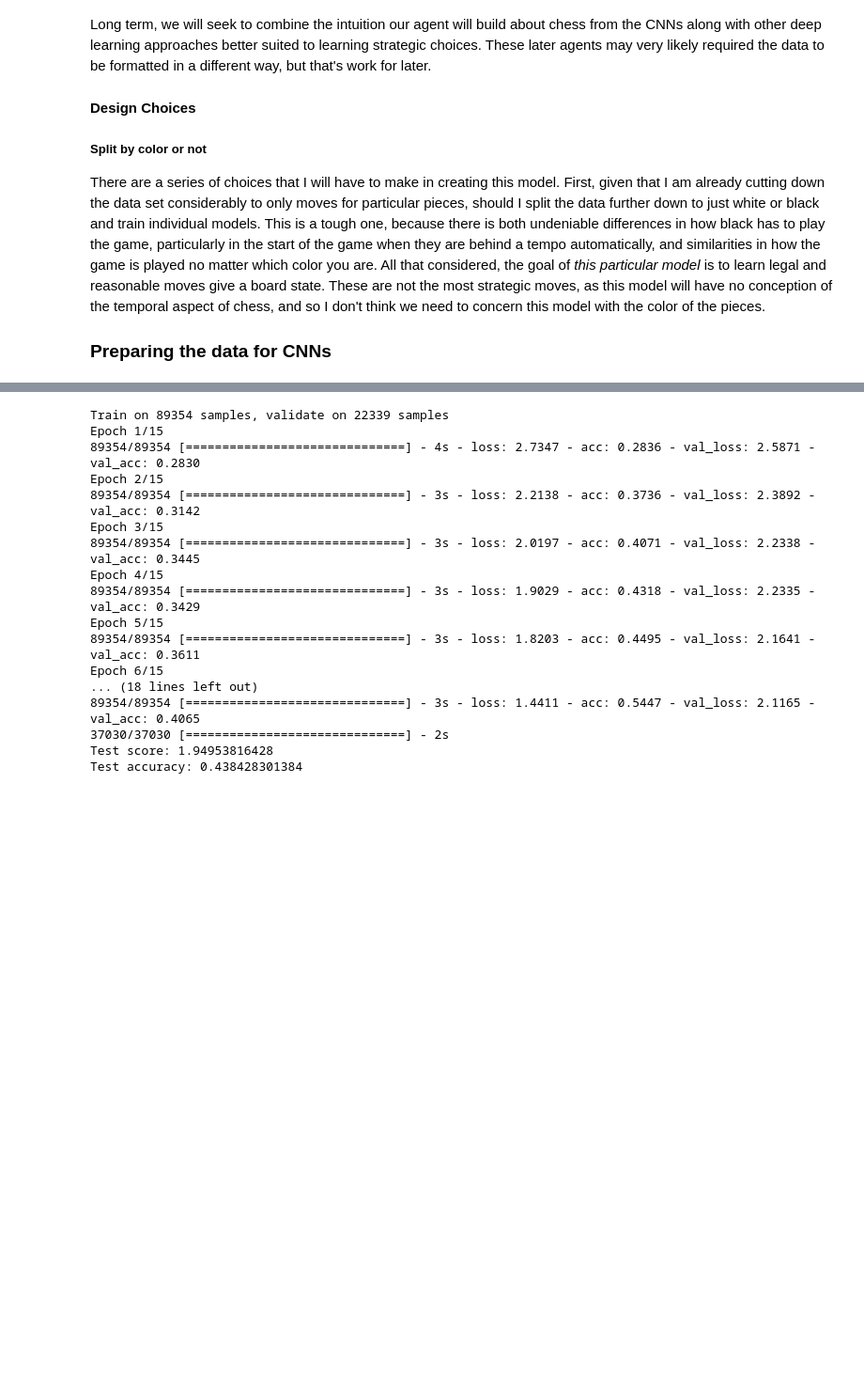
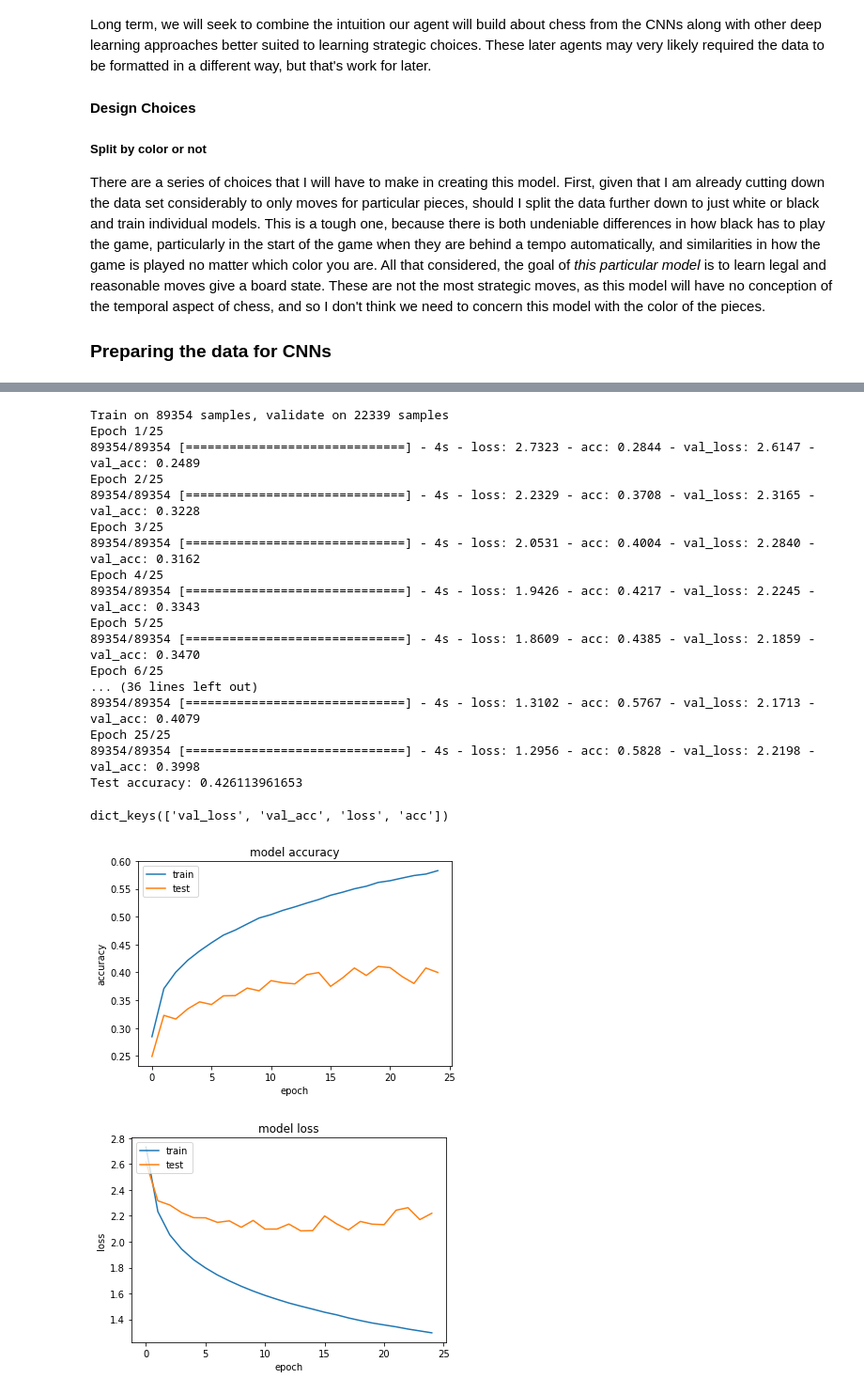
Before and after one commit to mrklees/deepconv-chess, a Jupyter notebook: Convolutional Model.ipynb, the cells around one changed output, grey strips where cells are left out. Shown at 94% size. Saved outputs shown, nothing was run; the diff lists cells and outputs as text; code cells hidden in the pictures; blank space fills up the shorter version.

```diff
--- a/Convolutional Model.ipynb
+++ b/Convolutional Model.ipynb
@@ -281,22 +306,28 @@ Test accuracy: 0.226194052272
 # %%
-knight_model, knightn_history = compile_and_fit_ms_model(knight_X_tr, knight_y_tr, piece_selector_model())
+knight_model, knight_history = compile_and_fit_ps_model(knight_X_tr, knight_y_tr, piece_selector_model())
 knight_model, knight_score = score_model(knight_X_test, knight_y_test, knight_model)
 # %% [output]
 Train on 89354 samples, validate on 22339 samples
-Epoch 1/15
-89354/89354 [==============================] - 4s - loss: 2.7347 - acc: 0.2836 - val_loss: 2.5871 - val_acc: 0.2830
-Epoch 2/15
-89354/89354 [==============================] - 3s - loss: 2.2138 - acc: 0.3736 - val_loss: 2.3892 - val_acc: 0.3142
-Epoch 3/15
-89354/89354 [==============================] - 3s - loss: 2.0197 - acc: 0.4071 - val_loss: 2.2338 - val_acc: 0.3445
-Epoch 4/15
-89354/89354 [==============================] - 3s - loss: 1.9029 - acc: 0.4318 - val_loss: 2.2335 - val_acc: 0.3429
-Epoch 5/15
-89354/89354 [==============================] - 3s - loss: 1.8203 - acc: 0.4495 - val_loss: 2.1641 - val_acc: 0.3611
-Epoch 6/15
-... (18 lines left out)
-89354/89354 [==============================] - 3s - loss: 1.4411 - acc: 0.5447 - val_loss: 2.1165 - val_acc: 0.4065
-37030/37030 [==============================] - 2s
-Test score: 1.94953816428
-Test accuracy: 0.438428301384
+Epoch 1/25
+89354/89354 [==============================] - 4s - loss: 2.7323 - acc: 0.2844 - val_loss: 2.6147 - val_acc: 0.2489
+Epoch 2/25
+89354/89354 [==============================] - 4s - loss: 2.2329 - acc: 0.3708 - val_loss: 2.3165 - val_acc: 0.3228
+Epoch 3/25
+89354/89354 [==============================] - 4s - loss: 2.0531 - acc: 0.4004 - val_loss: 2.2840 - val_acc: 0.3162
+Epoch 4/25
+89354/89354 [==============================] - 4s - loss: 1.9426 - acc: 0.4217 - val_loss: 2.2245 - val_acc: 0.3343
+Epoch 5/25
+89354/89354 [==============================] - 4s - loss: 1.8609 - acc: 0.4385 - val_loss: 2.1859 - val_acc: 0.3470
+Epoch 6/25
+... (36 lines left out)
+89354/89354 [==============================] - 4s - loss: 1.3102 - acc: 0.5767 - val_loss: 2.1713 - val_acc: 0.4079
+Epoch 25/25
+89354/89354 [==============================] - 4s - loss: 1.2956 - acc: 0.5828 - val_loss: 2.2198 - val_acc: 0.3998
+Test accuracy: 0.426113961653
+# %%
+plot_acc_loss(knight_history)
+# %% [output]
+dict_keys(['val_loss', 'val_acc', 'loss', 'acc'])
+[figure, added]
+[figure, added]
 # %%
```
Also changed, not shown: parts of 20 cells of this notebook, 1 other file.
